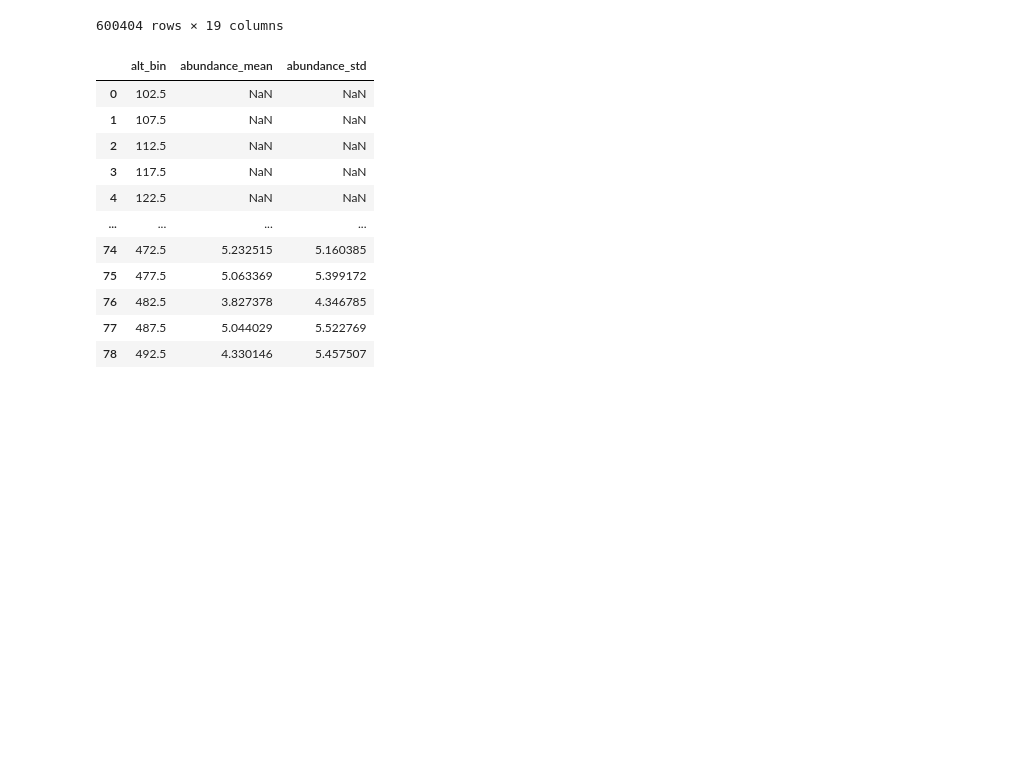
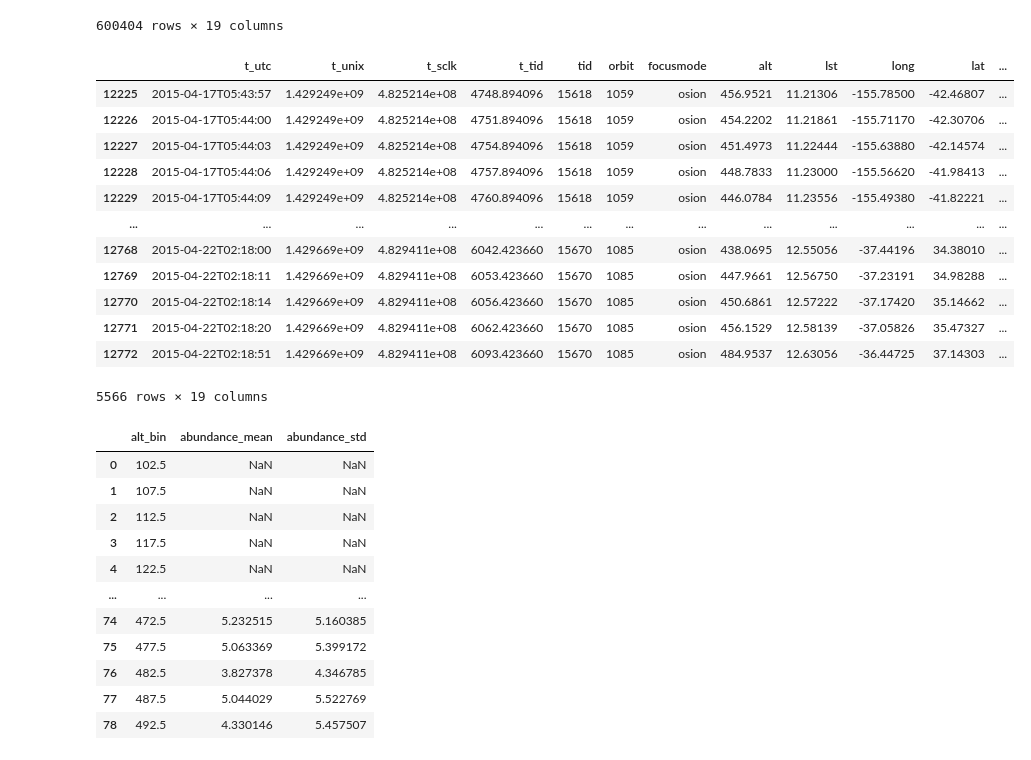
Before and after one commit to marek-slipski/NGIMS-hp, a Jupyter notebook: notebooks/open_from_pds.ipynb, the cells around one changed output. Cells and saved outputs as stored; diff of their text form; code cells hidden in the pictures; blank space fills up the shorter version.

```diff
--- a/notebooks/open_from_pds.ipynb
+++ b/notebooks/open_from_pds.ipynb
@@ -57,11 +57,28 @@ all_ion
 # %%
 #tid_start = 17103
 #tid_end = 17177
 tid_start = 15617
 tid_end = 15673
+#tid_start = 25318 - 1
+#tid_end = 25400 + 1
 
 ion_dd4 = all_ion[all_ion["tid"].between(tid_start, tid_end)]
 ion_dd4_co2 = ion_dd4[ion_dd4["ion_mass"]==44]
+ion_dd4_co2
+# %% [output]
+|  | t_utc | t_unix | t_sclk | t_tid | tid | orbit | focusmode | alt | lst | long | lat | ... |
+| 12225 | 2015-04-17T05:43:57 | 1.429249e+09 | 4.825214e+08 | 4748.894096 | 15618 | 1059 | osion | 456.9521 | 11.21306 | -155.78500 | -42.46807 | ... |
+| 12226 | 2015-04-17T05:44:00 | 1.429249e+09 | 4.825214e+08 | 4751.894096 | 15618 | 1059 | osion | 454.2202 | 11.21861 | -155.71170 | -42.30706 | ... |
+| 12227 | 2015-04-17T05:44:03 | 1.429249e+09 | 4.825214e+08 | 4754.894096 | 15618 | 1059 | osion | 451.4973 | 11.22444 | -155.63880 | -42.14574 | ... |
+| 12228 | 2015-04-17T05:44:06 | 1.429249e+09 | 4.825214e+08 | 4757.894096 | 15618 | 1059 | osion | 448.7833 | 11.23000 | -155.56620 | -41.98413 | ... |
+| 12229 | 2015-04-17T05:44:09 | 1.429249e+09 | 4.825214e+08 | 4760.894096 | 15618 | 1059 | osion | 446.0784 | 11.23556 | -155.49380 | -41.82221 | ... |
+| ... | ... | ... | ... | ... | ... | ... | ... | ... | ... | ... | ... | ... |
+| 12768 | 2015-04-22T02:18:00 | 1.429669e+09 | 4.829411e+08 | 6042.423660 | 15670 | 1085 | osion | 438.0695 | 12.55056 | -37.44196 | 34.38010 | ... |
+| 12769 | 2015-04-22T02:18:11 | 1.429669e+09 | 4.829411e+08 | 6053.423660 | 15670 | 1085 | osion | 447.9661 | 12.56750 | -37.23191 | 34.98288 | ... |
+| 12770 | 2015-04-22T02:18:14 | 1.429669e+09 | 4.829411e+08 | 6056.423660 | 15670 | 1085 | osion | 450.6861 | 12.57222 | -37.17420 | 35.14662 | ... |
+| 12771 | 2015-04-22T02:18:20 | 1.429669e+09 | 4.829411e+08 | 6062.423660 | 15670 | 1085 | osion | 456.1529 | 12.58139 | -37.05826 | 35.47327 | ... |
+| 12772 | 2015-04-22T02:18:51 | 1.429669e+09 | 4.829411e+08 | 6093.423660 | 15670 | 1085 | osion | 484.9537 | 12.63056 | -36.44725 | 37.14303 | ... |
+5566 rows × 19 columns
 # %%
 in_dfs = []
 for orb_num, orb_data in ion_dd4_co2.groupby("orbit"):
```
Also changed, not shown: parts of 3 cells of this notebook.
